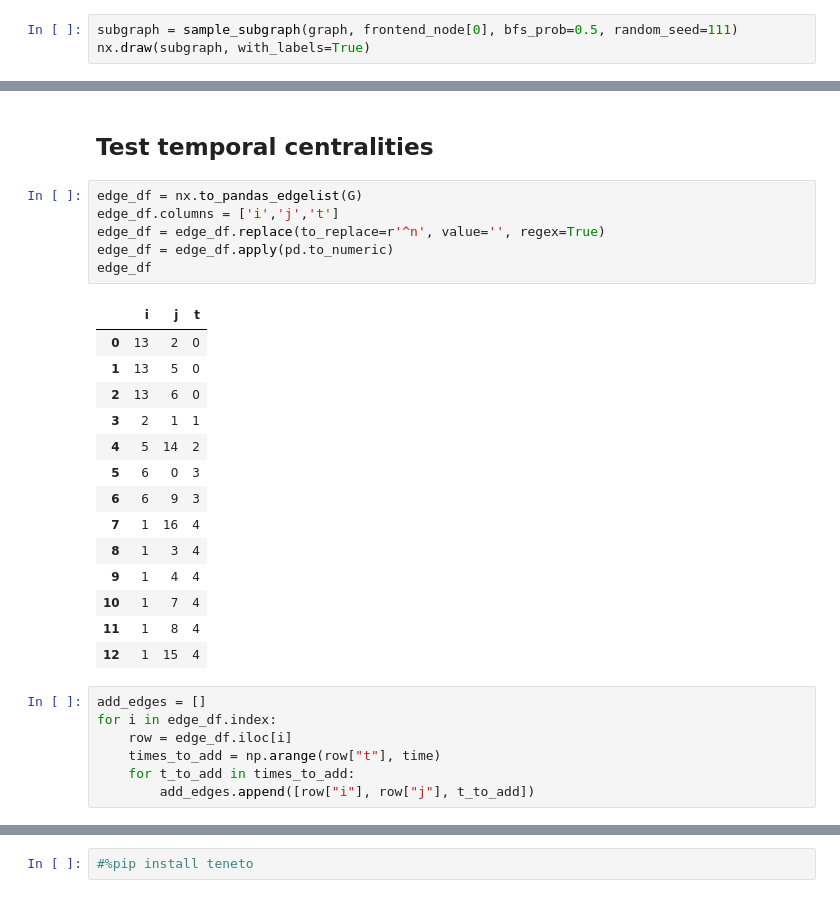
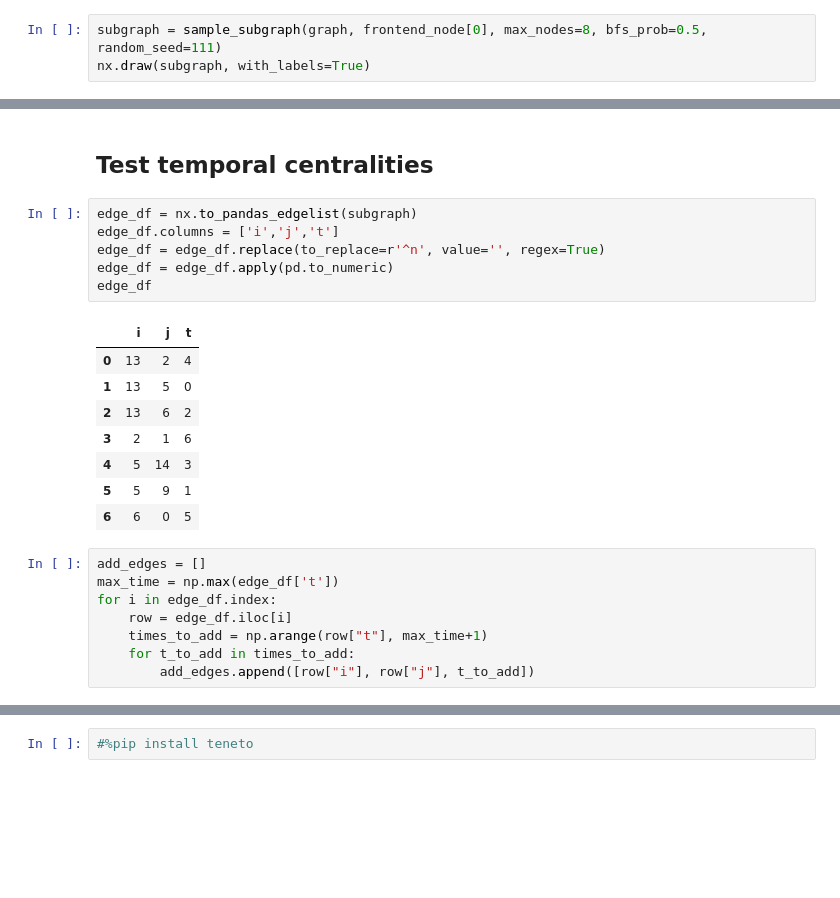
Before and after one commit to hpi-sam/Spatio-Temporal-Graphs, a Jupyter notebook: src/anomalies.ipynb, the cells around one changed output, grey strips where cells are left out. Saved outputs shown, nothing was run; the diff lists cells and outputs as text; blank space fills up the shorter version.

```diff
--- a/src/anomalies.ipynb
+++ b/src/anomalies.ipynb
@@ -61,6 +61,6 @@ nx.draw(tg, with_labels=True)
 # %% [output]
 [figure]
 # %%
-subgraph = sample_subgraph(graph, frontend_node[0], bfs_prob=0.5, random_seed=111)
+subgraph = sample_subgraph(graph, frontend_node[0], max_nodes=8, bfs_prob=0.5, random_seed=111)
 nx.draw(subgraph, with_labels=True)
 # %% [output]
@@ -90,31 +84,26 @@ nx.draw_networkx_edge_labels(subgraph, nx.spring_layout(subgraph, seed=7), edge_
 # %% [markdown]
 ## Test temporal centralities
 # %%
-edge_df = nx.to_pandas_edgelist(G)
+edge_df = nx.to_pandas_edgelist(subgraph)
 edge_df.columns = ['i','j','t']
 edge_df = edge_df.replace(to_replace=r'^n', value='', regex=True)
 edge_df = edge_df.apply(pd.to_numeric)
 edge_df
 # %% [output]
 |  | i | j | t |
-| 0 | 13 | 2 | 0 |
+| 0 | 13 | 2 | 4 |
 | 1 | 13 | 5 | 0 |
-| 2 | 13 | 6 | 0 |
-| 3 | 2 | 1 | 1 |
-| 4 | 5 | 14 | 2 |
-| 5 | 6 | 0 | 3 |
-| 6 | 6 | 9 | 3 |
-| 7 | 1 | 16 | 4 |
-| 8 | 1 | 3 | 4 |
-| 9 | 1 | 4 | 4 |
-| 10 | 1 | 7 | 4 |
-| 11 | 1 | 8 | 4 |
-| 12 | 1 | 15 | 4 |
+| 2 | 13 | 6 | 2 |
+| 3 | 2 | 1 | 6 |
+| 4 | 5 | 14 | 3 |
+| 5 | 5 | 9 | 1 |
+| 6 | 6 | 0 | 5 |
 # %%
 add_edges = []
+max_time = np.max(edge_df['t'])
 for i in edge_df.index:
     row = edge_df.iloc[i]
-    times_to_add = np.arange(row["t"], time)
+    times_to_add = np.arange(row["t"], max_time+1)
     for t_to_add in times_to_add:
         add_edges.append([row["i"], row["j"], t_to_add])
 # %%
```
Also changed, not shown: parts of 12 cells of this notebook, 1 other file.
